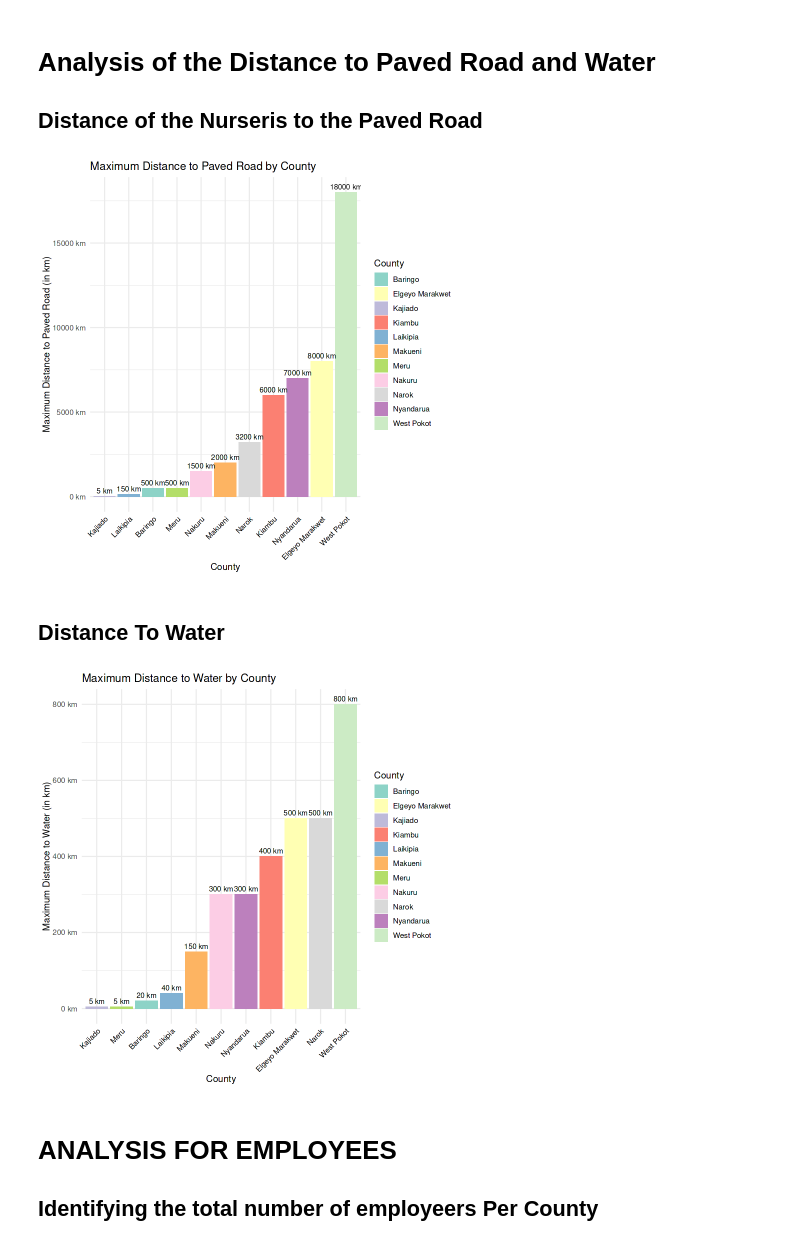
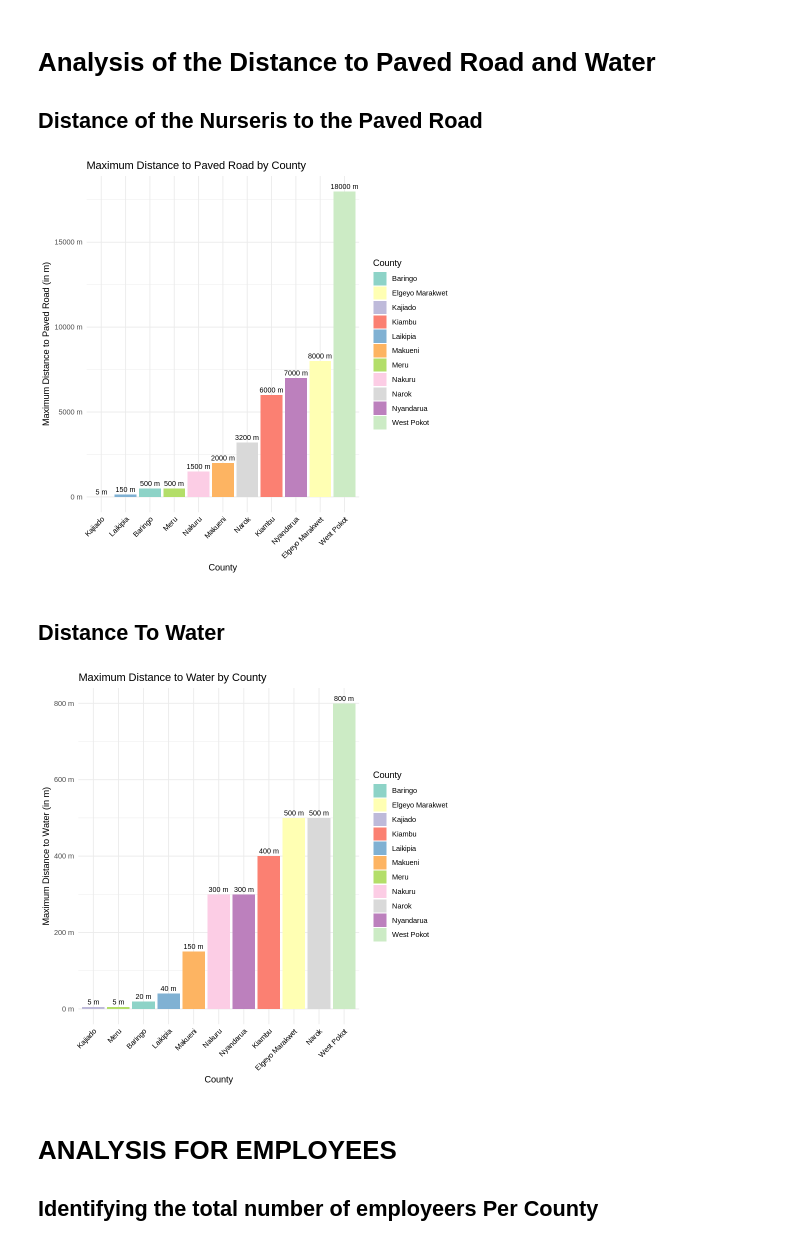
Before and after one commit to loureenvalyne/R_projects, a Jupyter notebook: nursery_survey_data_Analyis_with_R.ipynb, the cells around one changed output. Saved outputs shown, nothing was run; the diff lists cells and outputs as text; code cells hidden in the pictures.

```diff
--- a/nursery_survey_data_Analyis_with_R.ipynb
+++ b/nursery_survey_data_Analyis_with_R.ipynb
@@ -856,46 +826,46 @@ ggplot(max_distance_per_county, aes(x = reorder(ADM1, max_distance),
   labs(
     title = "Maximum Distance to Paved Road by County",
     x = "County",
-    y = "Maximum Distance to Paved Road (in km)",
+    y = "Maximum Distance to Paved Road (in m)",
     fill = "County"
   ) +
   theme_minimal() +
   theme(axis.text.x = element_text(angle = 45, hjust = 1, color="black")) +  # Rotate x-axis labels for readability
   scale_fill_brewer(palette = "Set3") +  # Use a readable color palette for fill
-  scale_y_continuous(labels = function(x) paste0(x, " km")) +  # Add "km" suffix to y-axis labels
-  geom_text(aes(label = paste0(max_distance, " km")),  # Display the max distance on top of each bar
+  scale_y_continuous(labels = function(x) paste0(x, " m")) +  # Add "m" suffix to y-axis labels
+  geom_text(aes(label = paste0(max_distance, " m")),  # Display the max distance on top of each bar
             vjust = -0.5,  # Adjust vertical position (above the bar)
             size = 3,  # Adjust text size
             color = "black")  # Text color
 # %% [output]
-[figure, old version]
+[figure, new version]
 # %% [markdown]
 ## Distance To Water
 # %%
 max_distance_to_water_per_county <- nursery_survey_data %>%
   group_by(ADM1) %>%
   summarise(max_distance_to_water = max(distance_to_water, na.rm = TRUE), .groups = 'drop')
 
 # Create the bar chart with the maximum distance to water and labels on top of each bar
 ggplot(max_distance_to_water_per_county, aes(x = reorder(ADM1, max_distance_to_water),
                                               y = max_distance_to_water, fill = ADM1)) +
   geom_bar(stat = "identity", position = "dodge") +  # Bar chart with max distance to water per county
   labs(
     title = "Maximum Distance to Water by County",
     x = "County",
-    y = "Maximum Distance to Water (in km)",
+    y = "Maximum Distance to Water (in m)",
     fill = "County"
   ) +
   theme_minimal() +
   theme(axis.text.x = element_text(angle = 45, hjust = 1, color ="black")) +  # Rotate x-axis labels for readability
   scale_fill_brewer(palette = "Set3") +  # Use a readable color palette for fill
-  scale_y_continuous(labels = function(x) paste0(x, " km")) +  # Add "km" suffix to y-axis labels
-  geom_text(aes(label = paste0(max_distance_to_water, " km")),  # Display the max distance to water on top of each bar
+  scale_y_continuous(labels = function(x) paste0(x, " m")) +  # Add "m" suffix to y-axis labels
+  geom_text(aes(label = paste0(max_distance_to_water, " m")),  # Display the max distance to water on top of each bar
             vjust = -0.5,  # Adjust vertical position (above the bar)
             size = 3,  # Adjust text size
             color = "black")  # Text color
 # %% [output]
-[figure, old version]
+[figure, new version]
 # %% [markdown]
 # ANALYSIS FOR EMPLOYEES
 ## Identifying the total number of employeers Per County
```
Also changed, not shown: parts of 31 cells of this notebook.
